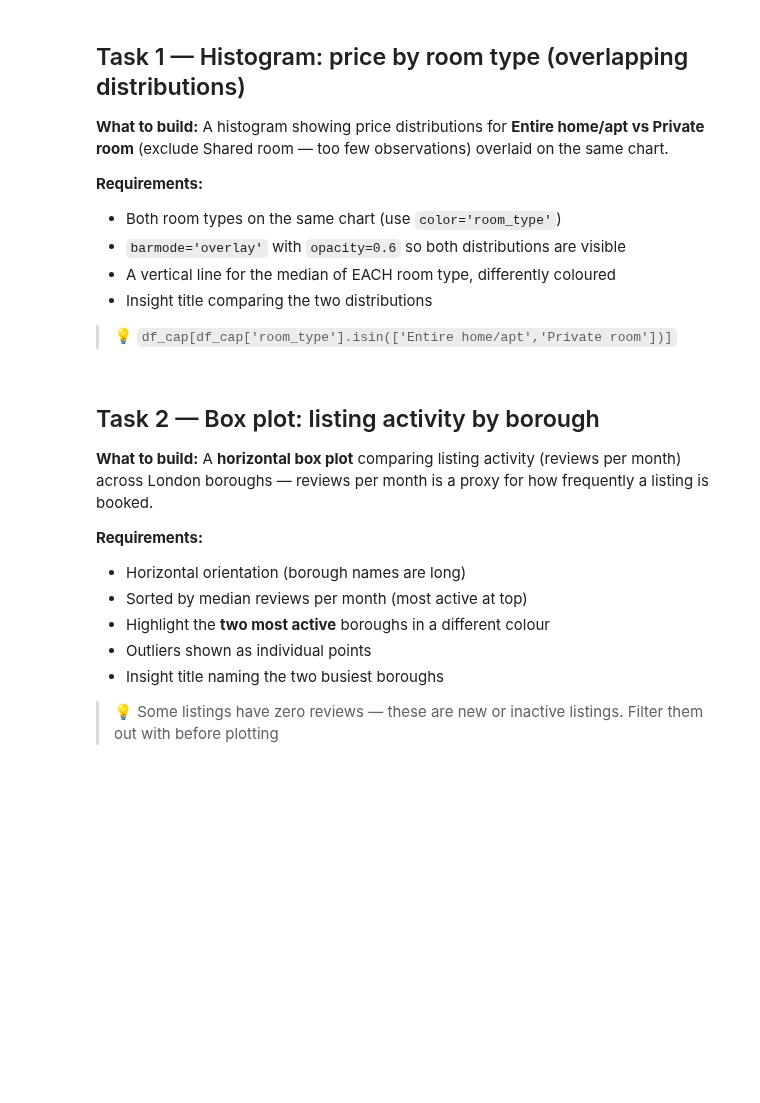
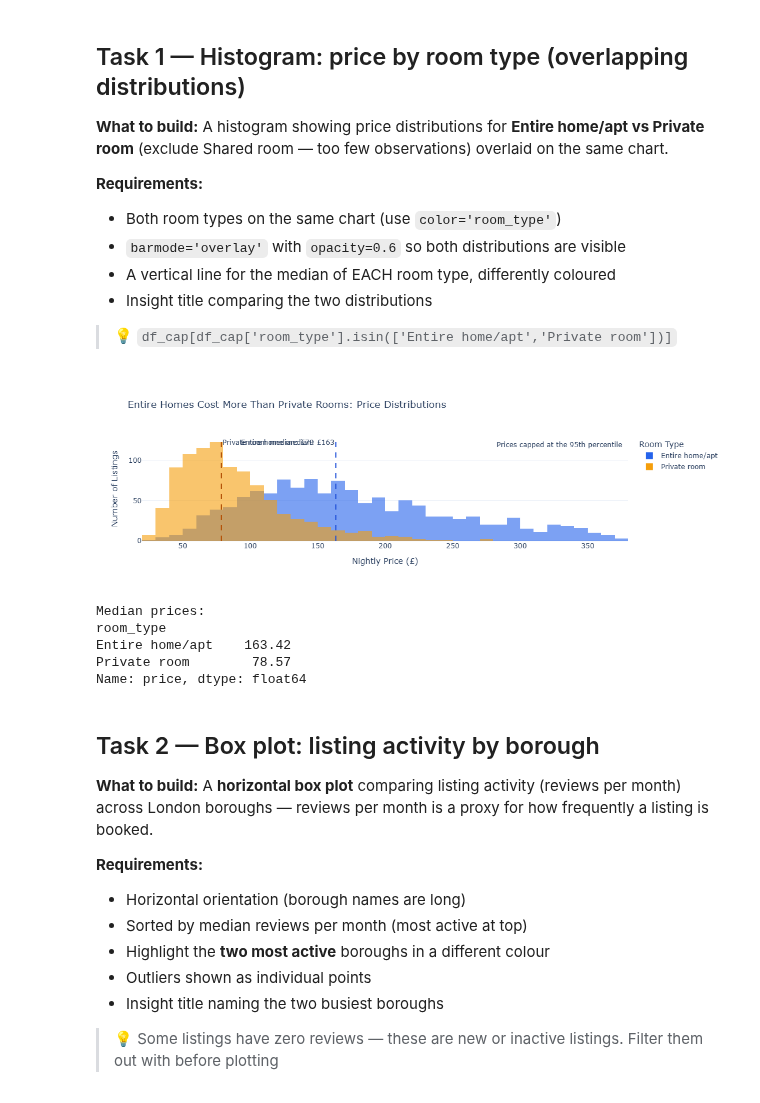
Before and after one commit to Yash2824/data_visualization_yash_32234390, a Jupyter notebook: week05/lecture05_exercise.ipynb, the cells around one changed output. Saved outputs shown, nothing was run; the diff lists cells and outputs as text; code cells hidden in the pictures; blank space fills up the shorter version.

```diff
--- a/week05/lecture05_exercise.ipynb
+++ b/week05/lecture05_exercise.ipynb
@@ -41,6 +69,83 @@ print(df_cap.groupby('room_type')['price'].describe().round(1))
 # %%
 # Task 1
 # YOUR CODE HERE
+# Task 1: Price distribution by room type
+
+import plotly.graph_objects as go
+
+# Select the two room types and exclude prices above the 95th percentile
+df_task1 = df_cap[
+    df_cap["room_type"].isin(["Entire home/apt", "Private room"])
+].copy()
+
+# Calculate the median price for each room type
+medians = df_task1.groupby("room_type")["price"].median()
+
+# Create the overlapping histogram
+fig = px.histogram(
+    df_task1,
+    x="price",
+    color="room_type",
+    barmode="overlay",
+    opacity=0.6,
+    nbins=40,
+    title="Entire Homes Cost More Than Private Rooms: Price Distributions",
+    labels={
+        "price": "Nightly Price (£)",
+        "room_type": "Room Type"
+    },
+    color_discrete_map={
+        "Entire home/apt": "#2563eb",
+        "Private room": "#f59e0b"
+    }
+)
+
+# Add a separate median reference line for each room type
+fig.add_vline(
+    x=medians["Entire home/apt"],
+    line_color="#1d4ed8",
+    line_dash="dash",
+    annotation_text=f"Entire home median: £{medians['Entire home/apt']:.0f}",
+    annotation_position="top left"
+)
+
+fig.add_vline(
+    x=medians["Private room"],
+    line_color="#b45309",
+    line_dash="dash",
+    annotation_text=f"Private room median: £{medians['Private room']:.0f}",
+    annotation_position="top right"
+)
+
+fig.add_annotation(
+    x=0.99,
+    y=0.98,
+    xref="paper",
+    yref="paper",
+    text="Prices capped at the 95th percentile",
+    showarrow=False,
+    xanchor="right",
+    yanchor="top"
+)
+
+fig.update_layout(
+    xaxis_title="Nightly Price (£)",
+    yaxis_title="Number of Listings",
+    legend_title="Room Type",
+    template="plotly_white"
+)
+
+fig.show()
+
+print("Median prices:")
+print(medians.round(2))
+# %% [output]
+[figure, added]
+Median prices:
+room_type
+Entire home/apt    163.42
+Private room        78.57
+Name: price, dtype: float64
 # %% [markdown]
 ## Task 2 — Box plot: listing activity by borough
 
```
Also changed, not shown: parts of 3 cells of this notebook.
